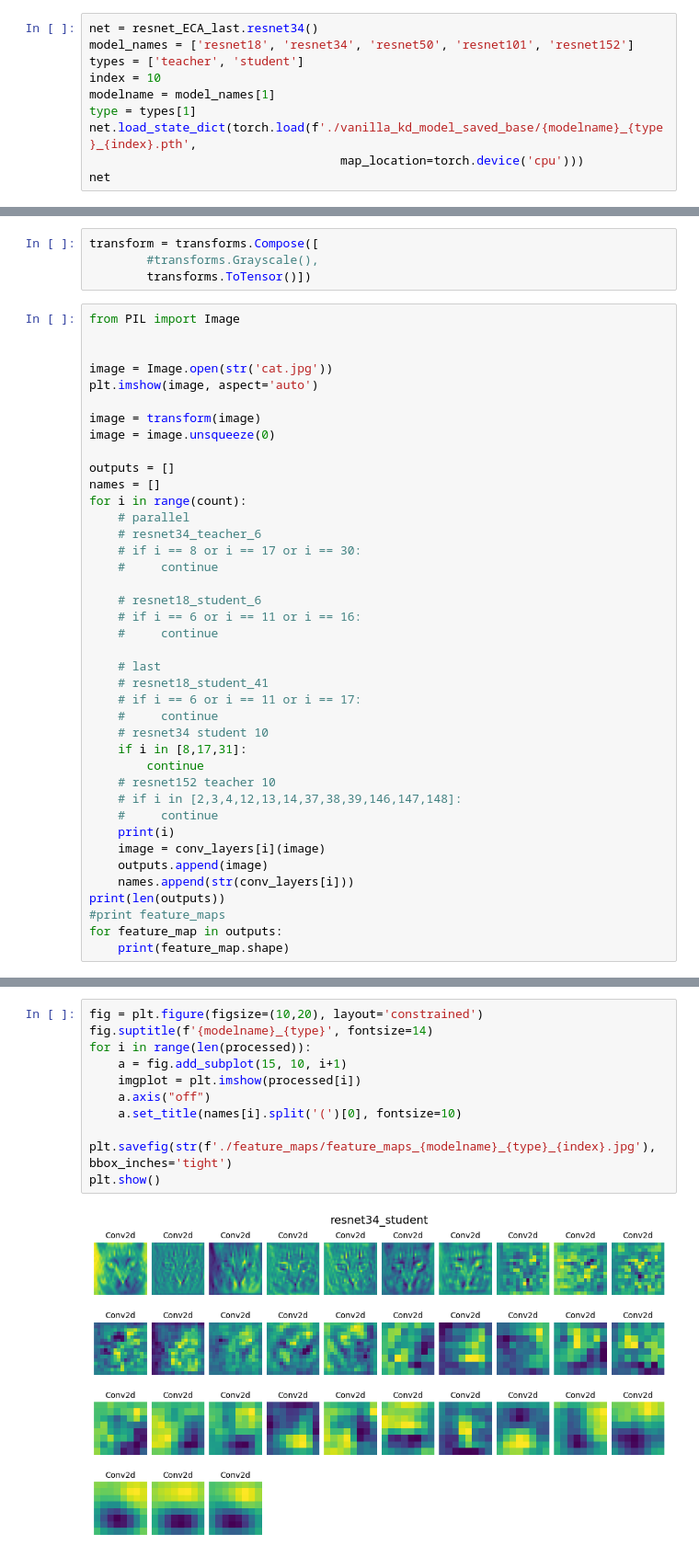
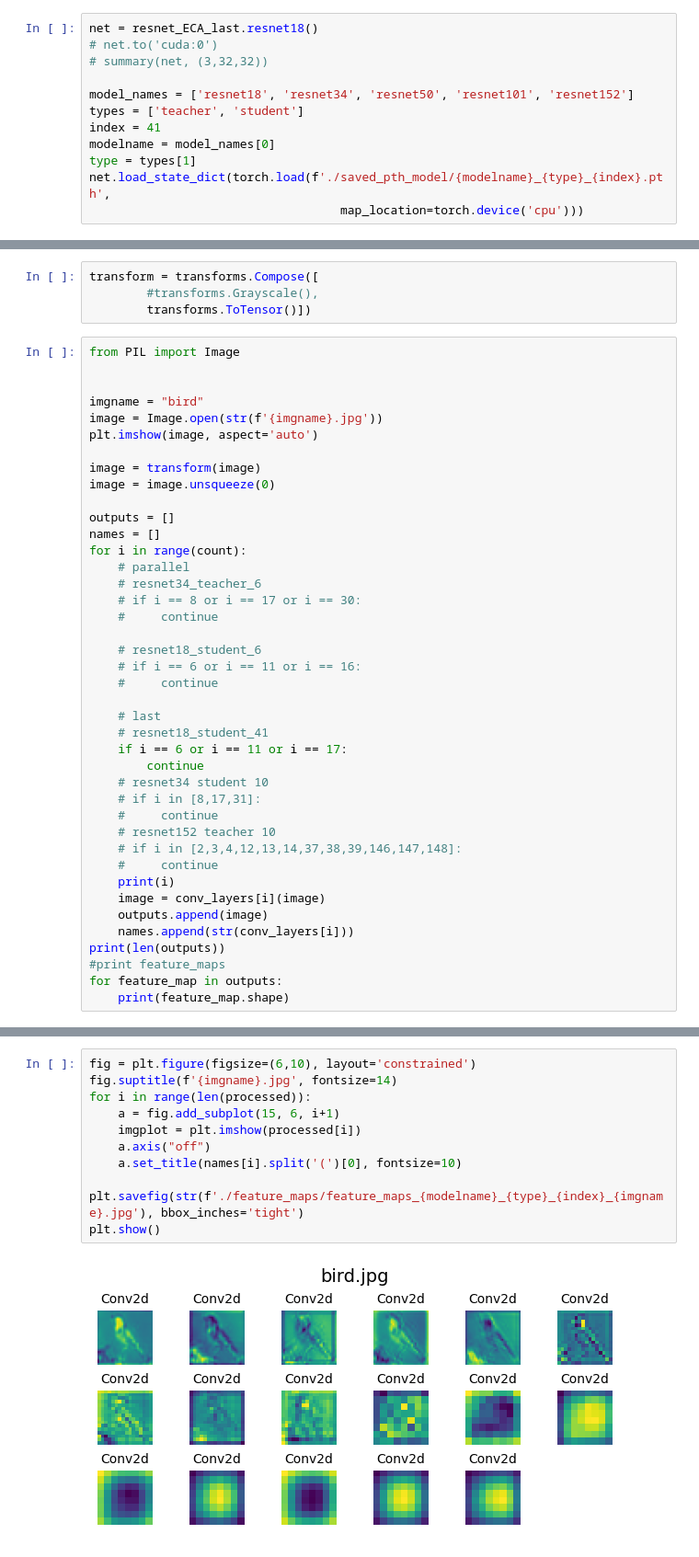
Before and after one commit to Boulaouaney/Skip-Connection-KD-with-ECA, a Jupyter notebook: features_visualization.ipynb, the cells around one changed output, grey strips where cells are left out. Shown: that part at 92% size. Saved outputs shown, nothing was run; the diff lists cells and outputs as text.

```diff
--- a/features_visualization.ipynb
+++ b/features_visualization.ipynb
@@ -11,13 +12,15 @@ import models.resnet_ECA_last_block_SC as resnet_ECA_last
 plt.ion() # interactive mode
 %matplotlib inline
 # %%
-net = resnet_ECA_last.resnet34()
+net = resnet_ECA_last.resnet18()
+# net.to('cuda:0')
+# summary(net, (3,32,32))
+
 model_names = ['resnet18', 'resnet34', 'resnet50', 'resnet101', 'resnet152']
 types = ['teacher', 'student']
-index = 10
-modelname = model_names[1]
+index = 41
+modelname = model_names[0]
 type = types[1]
-net.load_state_dict(torch.load(f'./vanilla_kd_model_saved_base/{modelname}_{type}_{index}.pth',
+net.load_state_dict(torch.load(f'./saved_pth_model/{modelname}_{type}_{index}.pth',
                                    map_location=torch.device('cpu')))
-net
 # %% [output]
@@ -81,7 +68,8 @@ transform = transforms.Compose([
 from PIL import Image
 
 
-image = Image.open(str('cat.jpg'))
+imgname = "bird"
+image = Image.open(str(f'{imgname}.jpg'))
 plt.imshow(image, aspect='auto')
 
 image = transform(image)
@@ -101,11 +89,11 @@ for i in range(count):
 
     # last
     # resnet18_student_41
-    # if i == 6 or i == 11 or i == 17:
+    if i == 6 or i == 11 or i == 17:
+        continue
+    # resnet34 student 10
+    # if i in [8,17,31]:
     #     continue
-    # resnet34 student 10
-    if i in [8,17,31]:
-        continue
     # resnet152 teacher 10
     # if i in [2,3,4,12,13,14,37,38,39,146,147,148]:
     #     continue
@@ -168,16 +156,16 @@ for fm in processed:
 # %%
-fig = plt.figure(figsize=(10,20), layout='constrained')
-fig.suptitle(f'{modelname}_{type}', fontsize=14)
+fig = plt.figure(figsize=(6,10), layout='constrained')
+fig.suptitle(f'{imgname}.jpg', fontsize=14)
 for i in range(len(processed)):
-    a = fig.add_subplot(15, 10, i+1)
+    a = fig.add_subplot(15, 6, i+1)
     imgplot = plt.imshow(processed[i])
     a.axis("off")
     a.set_title(names[i].split('(')[0], fontsize=10)
 
-plt.savefig(str(f'./feature_maps/feature_maps_{modelname}_{type}_{index}.jpg'), bbox_inches='tight')
+plt.savefig(str(f'./feature_maps/feature_maps_{modelname}_{type}_{index}_{imgname}.jpg'), bbox_inches='tight')
 plt.show()
 # %% [output]
-[figure, old version]
+[figure, new version]
 # %%
 from torchvision import utils
 import numpy as np
```
Also changed, not shown: parts of 6 cells of this notebook, 55 other files.
